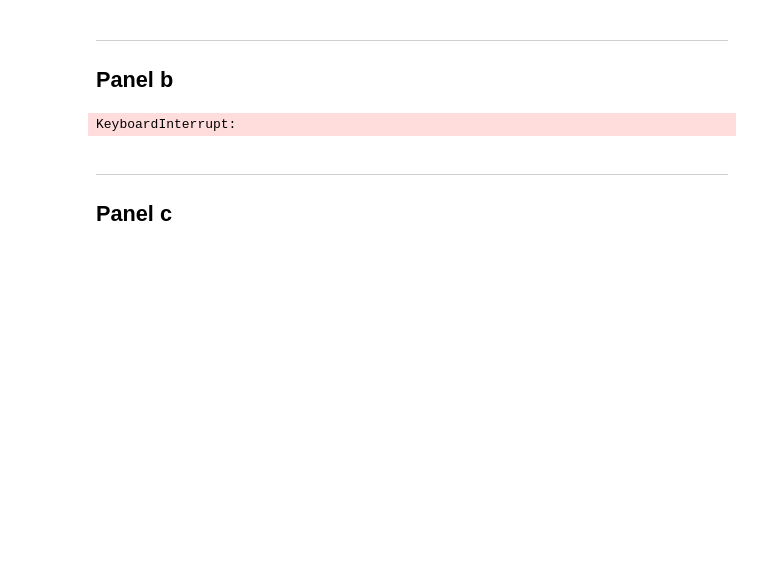
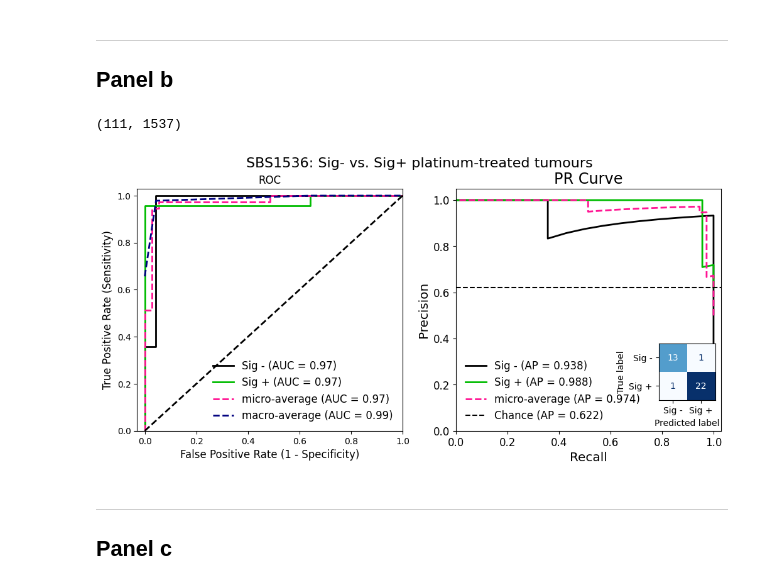
Before and after one commit to shlienlab/mutsigs_therapy, a Jupyter notebook: notebooks/ExtendedFig_7.ipynb, the cells around one changed output. Drawn from its saved outputs; the diff is of its cells as text; code cells hidden in the pictures; blank space fills up the shorter version.

```diff
--- a/notebooks/ExtendedFig_7.ipynb
+++ b/notebooks/ExtendedFig_7.ipynb
@@ -87,11 +51,15 @@ plt.savefig(os.path.join(fig_out, 'ExFig_7a_rev.pdf'), bbox_inches="tight")
 # %% [markdown]
 -----
 ## Panel b
+# %%
+mat1536_rel = pd.read_csv(os.path.join(root_dir, 'source_data/ExFig_7b.tsv'), sep='\t', index_col=0)
+# %% [output]
+(111, 1537)
 # %%
-rf_mat1536 = mu.get_votingClf_v1(mat1536_rel, sigN_samples, sigP_samples, cv=True, extra_plots=True, plot_title='SBS1536: Sig- vs. Sig+ platinum-treated tumours')
-plt.savefig(os.path.join(fig_out, 'ExFig_7b_rev.pdf'), bbox_inches="tight")
+rf_mat1536 = mu.get_votingClf_v2(mat1536_rel, cv=True, extra_plots=True, plot_title='SBS1536: Sig- vs. Sig+ platinum-treated tumours')
+#plt.savefig(os.path.join(fig_out, 'ExFig_7b_rev.pdf'), bbox_inches="tight")
 # %% [output]
-KeyboardInterrupt:
+[figure, added]
 # %% [markdown]
 -----
 ## Panel c
```
Also changed, not shown: parts of 19 cells of this notebook, 10 other files.
